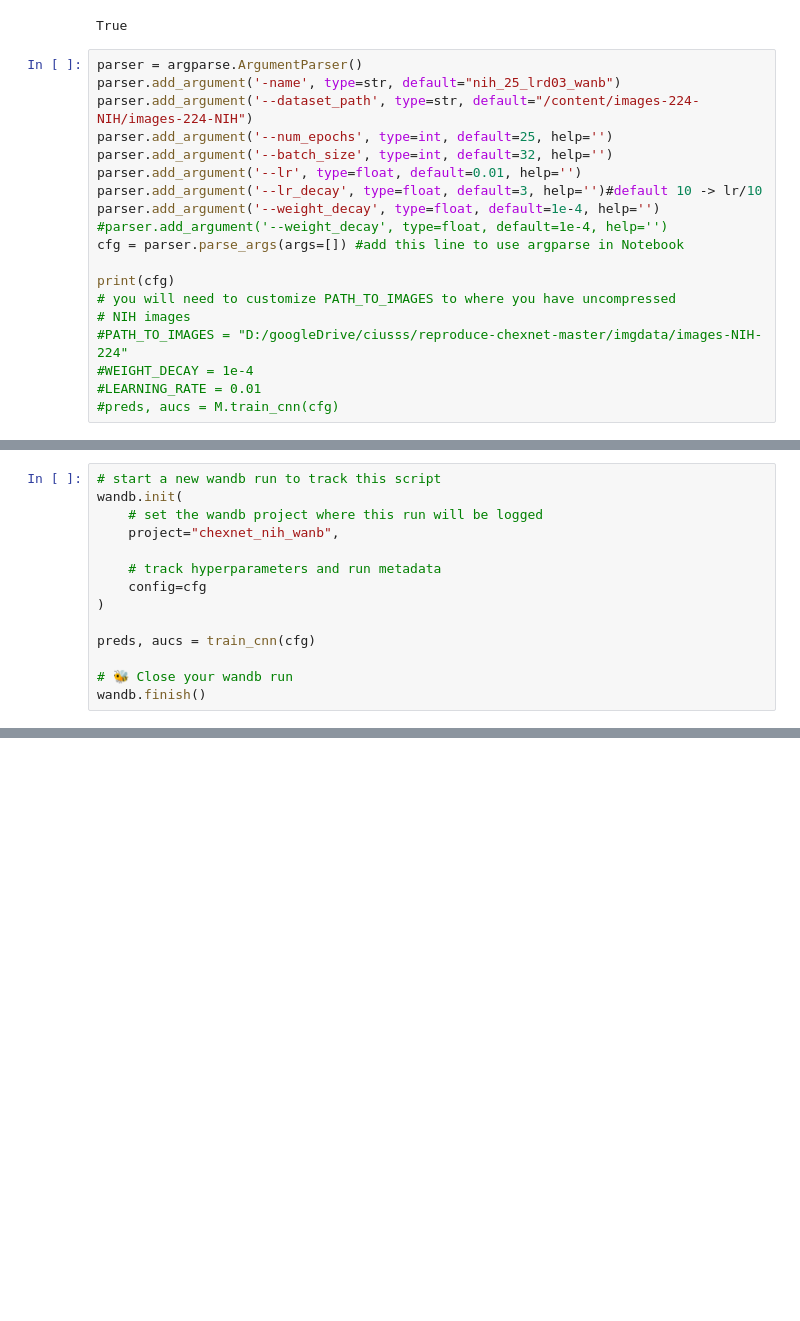
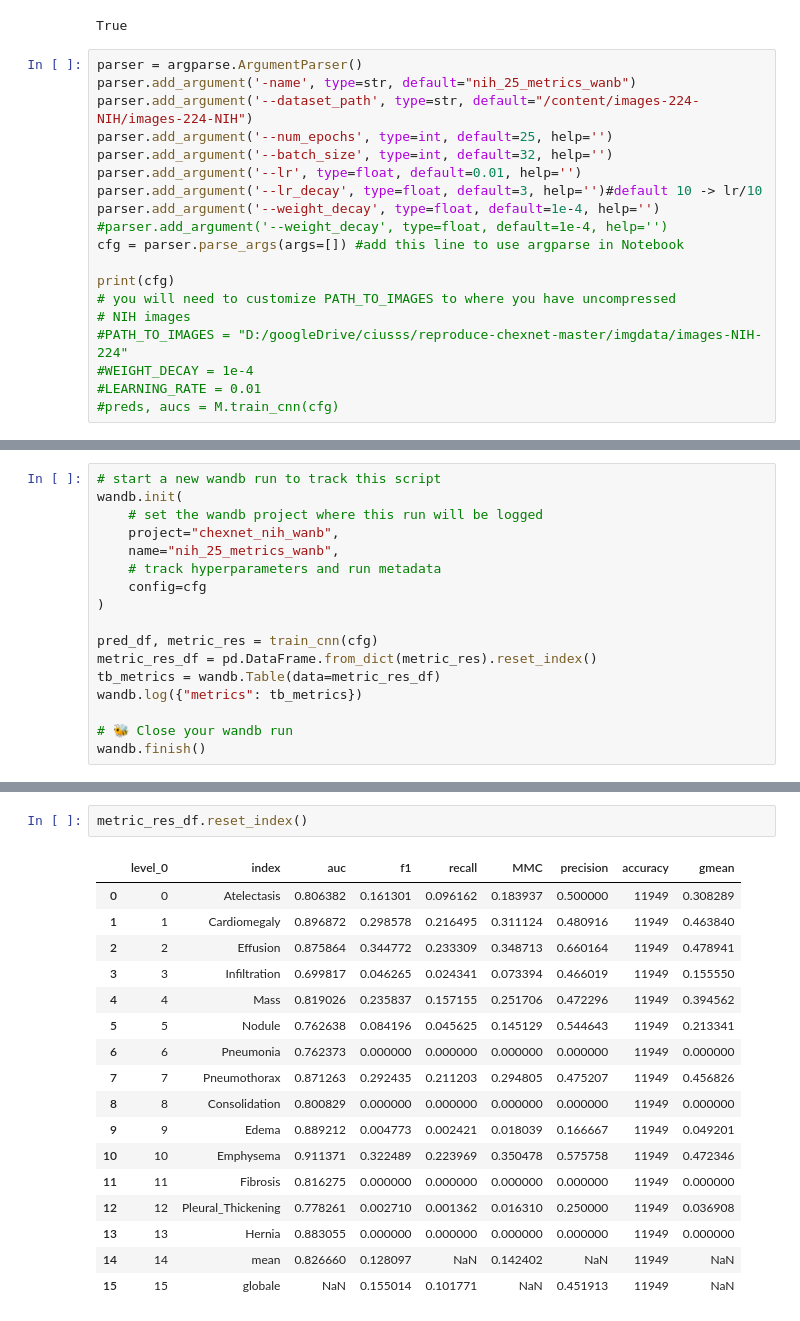
Before and after one commit to haooyuee/reproduce-chexnet-nih-chexphoto, a Jupyter notebook: retrain_W&B_colab.ipynb, the cells around one changed output, grey strips where cells are left out. Cells and saved outputs as stored; diff of their text form; blank space fills up the shorter version.

```diff
--- a/retrain_W&B_colab.ipynb
+++ b/retrain_W&B_colab.ipynb
@@ -420,7 +427,7 @@ wandb: Appending key for api.wandb.ai to your netrc file: /root/.netrc
 True
 # %%
 parser = argparse.ArgumentParser()
-parser.add_argument('-name', type=str, default="nih_25_lrd03_wanb")
+parser.add_argument('-name', type=str, default="nih_25_metrics_wanb")
 parser.add_argument('--dataset_path', type=str, default="/content/images-224-NIH/images-224-NIH")
 parser.add_argument('--num_epochs', type=int, default=25, help='')
 parser.add_argument('--batch_size', type=int, default=32, help='')
@@ -444,12 +451,15 @@ Namespace(name='nih_25_lrd03_wanb', dataset_path='/content/images-224-NIH/images
 wandb.init(
     # set the wandb project where this run will be logged
     project="chexnet_nih_wanb",
-
+    name="nih_25_metrics_wanb",
     # track hyperparameters and run metadata
     config=cfg
 )
 
-preds, aucs = train_cnn(cfg)
+pred_df, metric_res = train_cnn(cfg)
+metric_res_df = pd.DataFrame.from_dict(metric_res).reset_index()
+tb_metrics = wandb.Table(data=metric_res_df)
+wandb.log({"metrics": tb_metrics})
 
 # 🐝 Close your wandb run
 wandb.finish()
@@ -514,0 +482,20 @@ aucs
+# %%
+metric_res_df.reset_index()
+# %% [output]
+|  | level_0 | index | auc | f1 | recall | MMC | precision | accuracy | gmean |
+| 0 | 0 | Atelectasis | 0.806382 | 0.161301 | 0.096162 | 0.183937 | 0.500000 | 11949 | 0.308289 |
+| 1 | 1 | Cardiomegaly | 0.896872 | 0.298578 | 0.216495 | 0.311124 | 0.480916 | 11949 | 0.463840 |
+| 2 | 2 | Effusion | 0.875864 | 0.344772 | 0.233309 | 0.348713 | 0.660164 | 11949 | 0.478941 |
+| 3 | 3 | Infiltration | 0.699817 | 0.046265 | 0.024341 | 0.073394 | 0.466019 | 11949 | 0.155550 |
+| 4 | 4 | Mass | 0.819026 | 0.235837 | 0.157155 | 0.251706 | 0.472296 | 11949 | 0.394562 |
+| 5 | 5 | Nodule | 0.762638 | 0.084196 | 0.045625 | 0.145129 | 0.544643 | 11949 | 0.213341 |
+| 6 | 6 | Pneumonia | 0.762373 | 0.000000 | 0.000000 | 0.000000 | 0.000000 | 11949 | 0.000000 |
+| 7 | 7 | Pneumothorax | 0.871263 | 0.292435 | 0.211203 | 0.294805 | 0.475207 | 11949 | 0.456826 |
+| 8 | 8 | Consolidation | 0.800829 | 0.000000 | 0.000000 | 0.000000 | 0.000000 | 11949 | 0.000000 |
+| 9 | 9 | Edema | 0.889212 | 0.004773 | 0.002421 | 0.018039 | 0.166667 | 11949 | 0.049201 |
+| 10 | 10 | Emphysema | 0.911371 | 0.322489 | 0.223969 | 0.350478 | 0.575758 | 11949 | 0.472346 |
+| 11 | 11 | Fibrosis | 0.816275 | 0.000000 | 0.000000 | 0.000000 | 0.000000 | 11949 | 0.000000 |
+| 12 | 12 | Pleural_Thickening | 0.778261 | 0.002710 | 0.001362 | 0.016310 | 0.250000 | 11949 | 0.036908 |
+| 13 | 13 | Hernia | 0.883055 | 0.000000 | 0.000000 | 0.000000 | 0.000000 | 11949 | 0.000000 |
+| 14 | 14 | mean | 0.826660 | 0.128097 | NaN | 0.142402 | NaN | 11949 | NaN |
+| 15 | 15 | globale | NaN | 0.155014 | 0.101771 | NaN | 0.451913 | 11949 | NaN |
```
Also changed, not shown: parts of 8 cells of this notebook.
